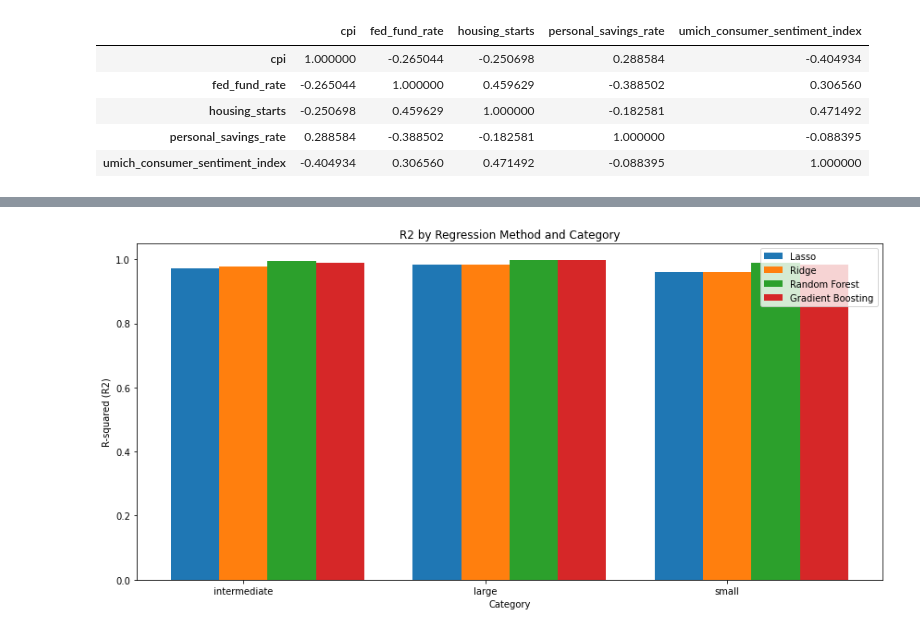
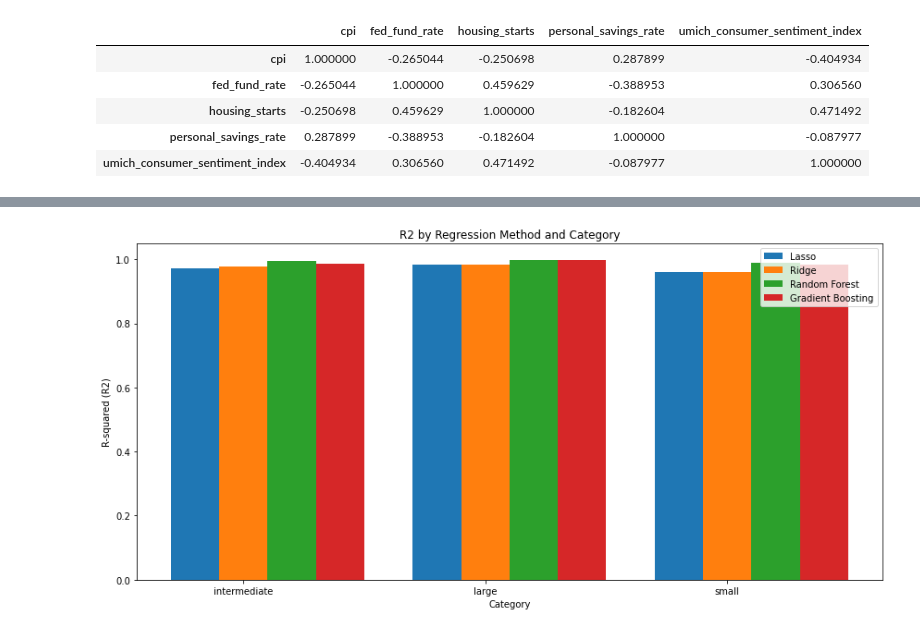
Before and after one commit to hughdingb58/deposit_size_prediction, a Jupyter notebook: Supervised_Learning.ipynb, the cells around one changed output, grey strips where cells are left out. Cells and saved outputs as stored; diff of their text form; code cells hidden in the pictures.

```diff
--- a/Supervised_Learning.ipynb
+++ b/Supervised_Learning.ipynb
@@ -23,13 +25,7 @@ from collections import defaultdict
 # %%
-# Set display options to show all columns
 pd.set_option('display.max_columns', None)
-
-# Path to your Feather file
-file_path = 'df_temp.feather'
-
-# Read the Feather file into a DataFrame
-df = pd.DataFrame(feather.read_feather(file_path))
-
-df
+file_path = 'df_train.feather'
+df_all_features = read_feather(file_path)
+df_all_features
 # %% [output]
 |  | category | date | year | quarter | total_deposits | gdp | cpi | unemployment_rate | ... |
@@ -48,13 +47,11 @@ df
 # %%
-# Hand pick the most appropriate and fairly uncorrelated indicators
-selected_features=['cpi','fed_fund_rate','housing_starts','personal_savings_rate','umich_consumer_sentiment_index']
-correlation_matrix = df[selected_features].corr()
-
+selected_features = ['cpi','fed_fund_rate','housing_starts','personal_savings_rate','umich_consumer_sentiment_index']
+correlation_matrix = df_all_features[selected_features].corr()
 correlation_matrix
 # %% [output]
 |  | cpi | fed_fund_rate | housing_starts | personal_savings_rate | umich_consumer_sentiment_index |
-| cpi | 1.000000 | -0.265044 | -0.250698 | 0.288584 | -0.404934 |
-| fed_fund_rate | -0.265044 | 1.000000 | 0.459629 | -0.388502 | 0.306560 |
-| housing_starts | -0.250698 | 0.459629 | 1.000000 | -0.182581 | 0.471492 |
-| personal_savings_rate | 0.288584 | -0.388502 | -0.182581 | 1.000000 | -0.088395 |
-| umich_consumer_sentiment_index | -0.404934 | 0.306560 | 0.471492 | -0.088395 | 1.000000 |
+| cpi | 1.000000 | -0.265044 | -0.250698 | 0.287899 | -0.404934 |
+| fed_fund_rate | -0.265044 | 1.000000 | 0.459629 | -0.388953 | 0.306560 |
+| housing_starts | -0.250698 | 0.459629 | 1.000000 | -0.182604 | 0.471492 |
+| personal_savings_rate | 0.287899 | -0.388953 | -0.182604 | 1.000000 | -0.087977 |
+| umich_consumer_sentiment_index | -0.404934 | 0.306560 | 0.471492 | -0.087977 | 1.000000 |
```
Also changed, not shown: parts of 30 cells of this notebook.
